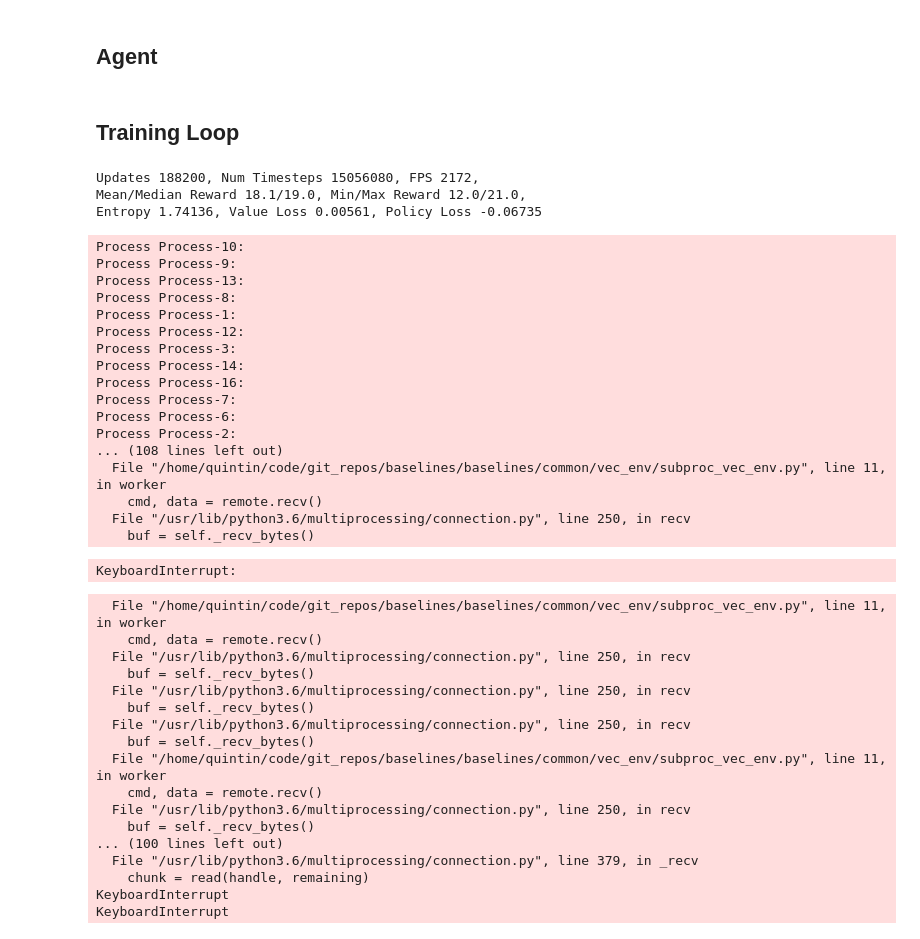
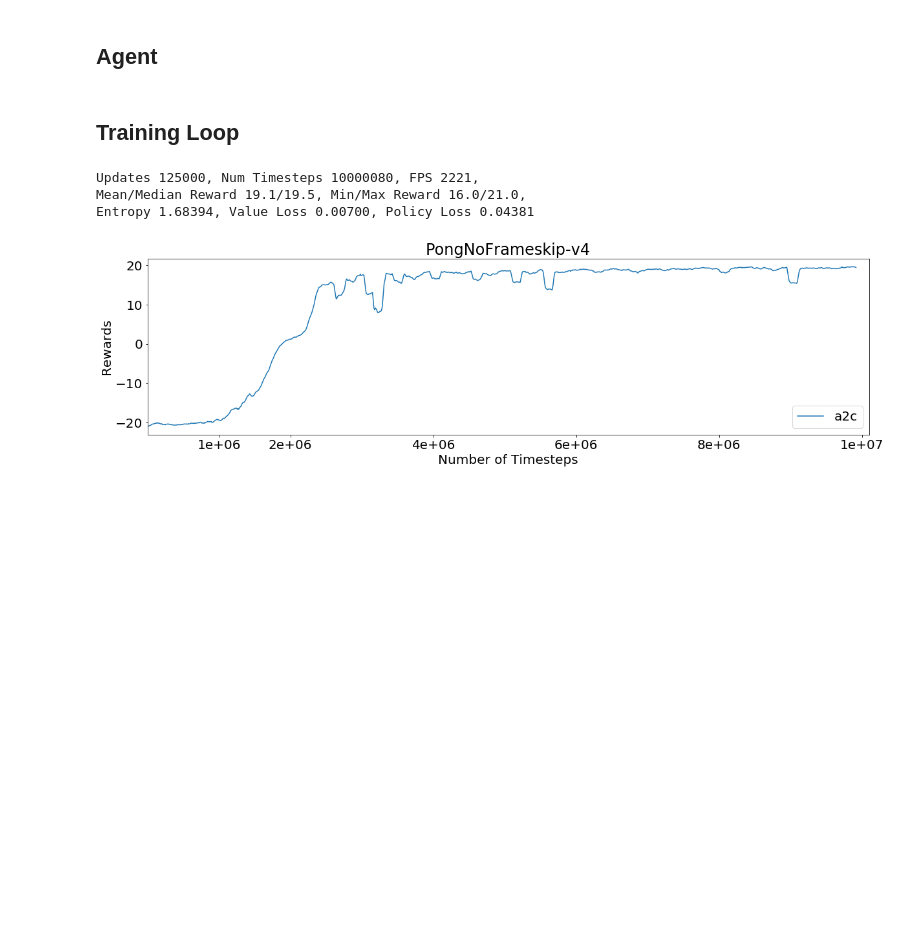
Before and after one commit to qfettes/DeepRL-Tutorials, a Jupyter notebook: 12.A2C.ipynb, the cells around one changed output. Drawn from its saved outputs; the diff is of its cells as text; code cells hidden in the pictures; blank space fills up the shorter version.

Commit message:
plotting fix and a2c result added

```diff
--- a/12.A2C.ipynb
+++ b/12.A2C.ipynb
@@ -328,69 +328,35 @@ if __name__=='__main__':
 
         with torch.no_grad():
             next_value = model.get_values(model.rollouts.observations[-1])
 
         model.rollouts.compute_returns(next_value, config.GAMMA)
 
         value_loss, action_loss, dist_entropy = model.update(model.rollouts)
 
         model.rollouts.after_update()
 
         if frame_idx % 100 == 0:
             try:
                 clear_output()
                 end = timer()
                 total_num_steps = (frame_idx + 1) * config.num_agents * config.rollout
                 print("Updates {}, Num Timesteps {}, FPS {},\nMean/Median Reward {:.1f}/{:.1f}, Min/Max Reward {:.1f}/{:.1f},\nEntropy {:.5f}, Value Loss {:.5f}, Policy Loss {:.5f}".
                 format(frame_idx, total_num_steps,
                        int(total_num_steps / (end - start)),
                        np.mean(final_rewards),
                        np.median(final_rewards),
                        np.min(final_rewards),
                        np.max(final_rewards), dist_entropy,
                        value_loss, action_loss))
                 plot(log_dir, "PongNoFrameskip-v4", 'a2c',
-                     config.MAX_FRAMES)
+                     config.MAX_FRAMES * config.num_agents * config.rollout)
             except IOError:
                 pass
 
     model.save_w()
     envs.close()
 # %% [output]
-Updates 188200, Num Timesteps 15056080, FPS 2172,
-Mean/Median Reward 18.1/19.0, Min/Max Reward 12.0/21.0,
-Entropy 1.74136, Value Loss 0.00561, Policy Loss -0.06735
+Updates 125000, Num Timesteps 10000080, FPS 2221,
+Mean/Median Reward 19.1/19.5, Min/Max Reward 16.0/21.0,
+Entropy 1.68394, Value Loss 0.00700, Policy Loss 0.04381
-Process Process-10:
-Process Process-9:
-Process Process-13:
-Process Process-8:
-Process Process-1:
-Process Process-12:
-Process Process-3:
-Process Process-14:
-Process Process-16:
-Process Process-7:
-Process Process-6:
-Process Process-2:
-... (108 lines left out)
-  File "/home/quintin/code/git_repos/baselines/baselines/common/vec_env/subproc_vec_env.py", line 11, in worker
-    cmd, data = remote.recv()
-  File "/usr/lib/python3.6/multiprocessing/connection.py", line 250, in recv
-    buf = self._recv_bytes()
-KeyboardInterrupt:
-  File "/home/quintin/code/git_repos/baselines/baselines/common/vec_env/subproc_vec_env.py", line 11, in worker
-    cmd, data = remote.recv()
-  File "/usr/lib/python3.6/multiprocessing/connection.py", line 250, in recv
-    buf = self._recv_bytes()
-  File "/usr/lib/python3.6/multiprocessing/connection.py", line 250, in recv
-    buf = self._recv_bytes()
-  File "/usr/lib/python3.6/multiprocessing/connection.py", line 250, in recv
-    buf = self._recv_bytes()
-  File "/home/quintin/code/git_repos/baselines/baselines/common/vec_env/subproc_vec_env.py", line 11, in worker
-    cmd, data = remote.recv()
-  File "/usr/lib/python3.6/multiprocessing/connection.py", line 250, in recv
-    buf = self._recv_bytes()
-... (100 lines left out)
-  File "/usr/lib/python3.6/multiprocessing/connection.py", line 379, in _recv
-    chunk = read(handle, remaining)
-KeyboardInterrupt
-KeyboardInterrupt
+[figure, added]
```
Also changed, not shown: 4 other files.
